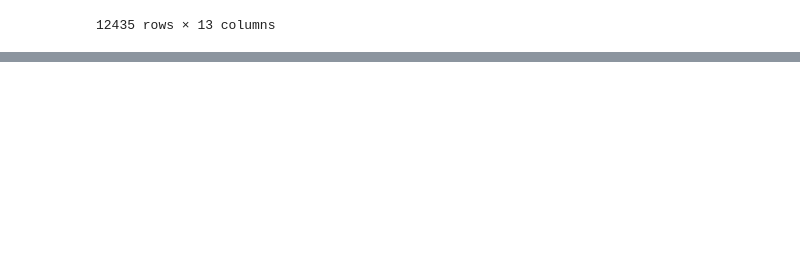
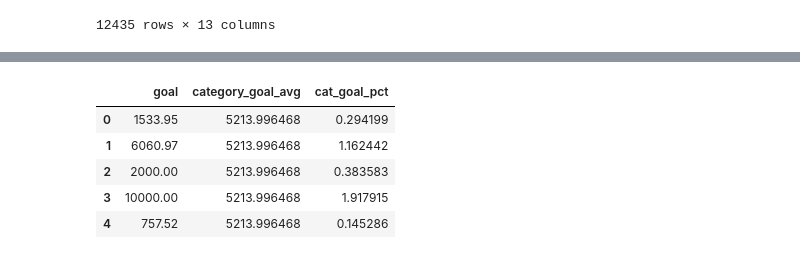
Before and after one commit to JonathanBechtel/dat-02-22, a Jupyter notebook: ClassMaterial/Unit3/Class14 Notebook.ipynb, the cells around one changed output, grey strips where cells are left out. Drawn from its saved outputs; the diff is of its cells as text; code cells hidden in the pictures; blank space fills up the shorter version.

```diff
--- a/ClassMaterial/Unit3/Class14 Notebook.ipynb
+++ b/ClassMaterial/Unit3/Class14 Notebook.ipynb
@@ -317,0 +487,21 @@ X_test_copy
+# %%
+df['duration'] = (df['deadline'] - df['launched']).dt.days
+# %%
+category_avgs = df.groupby('category')[['goal']].mean().reset_index().rename({'goal': 'category_goal_avg'}, axis=1)
+# %%
+df = df.merge(category_avgs, on='category')
+# %%
+df['cat_goal_pct'] = df['goal'] / df['category_goal_avg']
+# and our results
+df[['goal', 'category_goal_avg', 'cat_goal_pct']].head()
+
+#Go through the same process, but this time, create two columns for the main_category feature: it's average value, and the percent of average for each campaign
+
+#Take 5-7 minutes
+# %% [output]
+|  | goal | category_goal_avg | cat_goal_pct |
+| 0 | 1533.95 | 5213.996468 | 0.294199 |
+| 1 | 6060.97 | 5213.996468 | 1.162442 |
+| 2 | 2000.00 | 5213.996468 | 0.383583 |
+| 3 | 10000.00 | 5213.996468 | 1.917915 |
+| 4 | 757.52 | 5213.996468 | 0.145286 |
```
Also changed, not shown: parts of 30 cells of this notebook, 3 other files.
